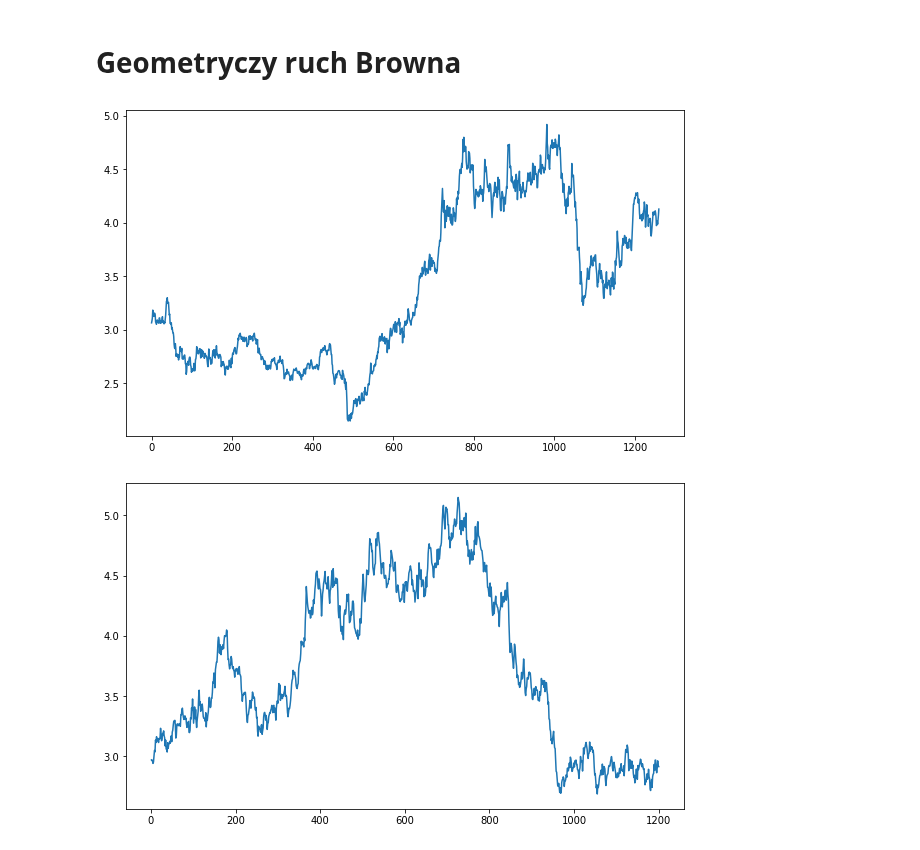
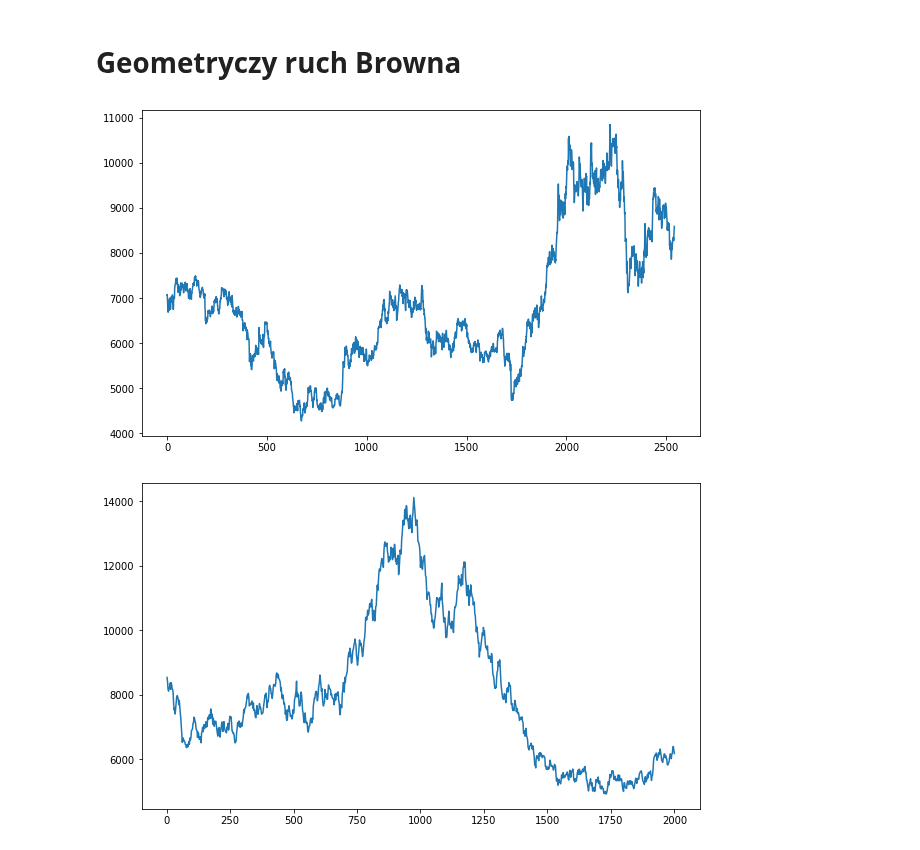
Before and after one commit to Szymex49/NVIDIA_risk_management, a Jupyter notebook: Raport_5/Malec.ipynb, the cells around one changed output. Drawn from its saved outputs; the diff is of its cells as text; code cells hidden in the pictures.

```diff
--- a/Raport_5/Malec.ipynb
+++ b/Raport_5/Malec.ipynb
@@ -10,7 +10,7 @@ from ipywidgets import interact, IntSlider
 import warnings
 warnings.filterwarnings("ignore")
 # %%
-copper = pd.read_csv('../data/copper.csv')
-Y = np.array(copper.Open.values[::-1])
+copper = pd.read_csv('../data/copper_10yrs.csv')
+Y = np.array(copper.Open.values[::-1]) * 1000/0.45359237
 r_copper = np.log(Y[1:] / Y[:-1])
 # %%
@@ -67,18 +68,19 @@ plt.figure(figsize=(10, 6))
 plt.plot(Y)
 plt.show()
 # %% [output]
-[figure, old version]
+[figure, new version]
 # %%
-T = 1200
-#S0 = 8431
-S0 = 3
+mu = np.mean(r_copper)
+sigma = stdev(r_copper)
+T = 2000
+S0 = Y[-1]
 n = 1000
 ts = np.linspace(T/n, T, n)
 Bt = np.cumsum(sp.norm.rvs(0, np.sqrt(T/n), n))
 St = S0 * np.exp((mu - sigma**2 / 2) * ts + sigma * Bt)
 
 plt.figure(figsize=(10, 6))
 plt.plot(ts, St)
 plt.show()
 # %% [output]
-[figure, old version]
+[figure, new version]
```
Also changed, not shown: parts of 15 cells of this notebook.
